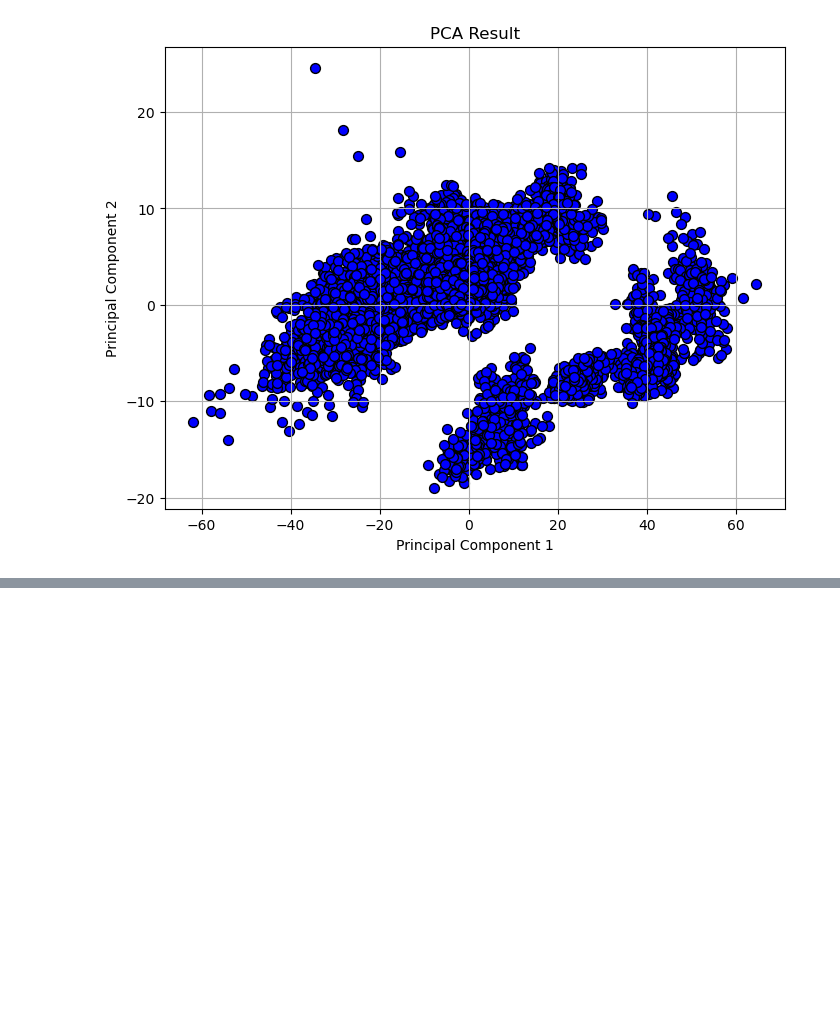
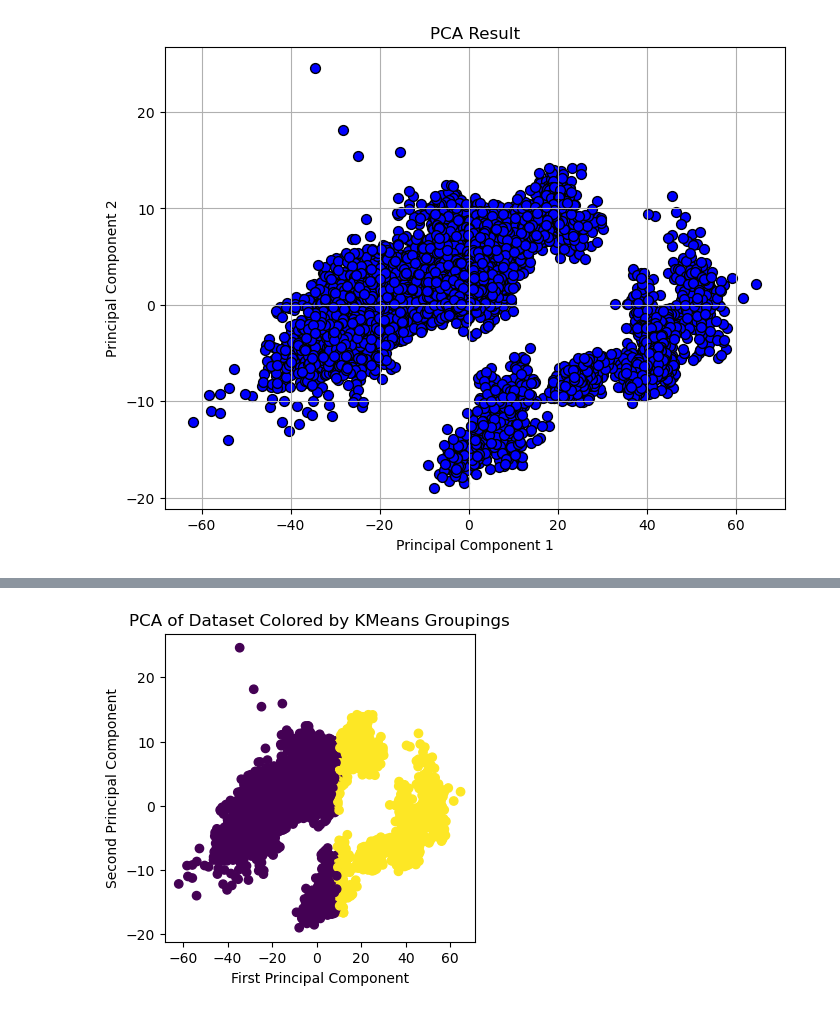
Before and after one commit to Ajb2307/exo-comets, a Jupyter notebook: ProjectExoComet/PCA_test.ipynb, the cells around one changed output, grey strips where cells are left out. Cells and saved outputs as stored; diff of their text form; code cells hidden in the pictures; blank space fills up the shorter version.

```diff
--- a/ProjectExoComet/PCA_test.ipynb
+++ b/ProjectExoComet/PCA_test.ipynb
@@ -75,0 +70,17 @@ Text(0.5, 1.0, 'Difference')
+# %%
+
+# Assuming principal_components is already defined
+n_clusters = 2  # You can set the desired number of clusters
+kmeans = KMeans(n_clusters=n_clusters, random_state=43).fit(principal_components[:, :2])
+
+labels = kmeans.labels_
+
+plt.figure(figsize=(4, 4))
+scatter = plt.scatter(principal_components[:, 0], principal_components[:, 1], c=labels, cmap='viridis')
+
+plt.xlabel('First Principal Component')
+plt.ylabel('Second Principal Component')
+plt.title('PCA of Dataset Colored by KMeans Groupings')
+plt.show()
+# %% [output]
+[figure, added]
```
Also changed, not shown: parts of 17 cells of this notebook, 2 other files.
